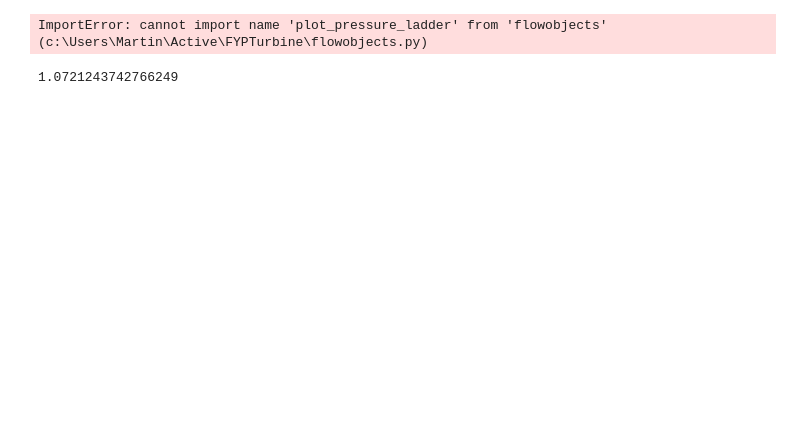
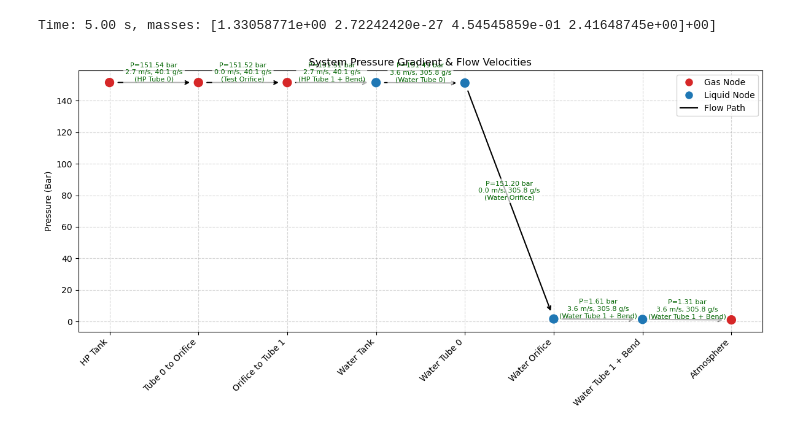
Before and after one commit to LpHiX/FYPTurbine, a Jupyter notebook: kvtest.ipynb, the cells around one changed output. Drawn from its saved outputs; the diff is of its cells as text; code cells hidden in the pictures; blank space fills up the shorter version.

```diff
--- a/kvtest.ipynb
+++ b/kvtest.ipynb
@@ -1,46 +1,64 @@
 # %%
-from flowobjects import Gas, Liquid, Tank, FlowComponent, FluidNode, tube_kv, solve_network_pressures, plot_pressure_ladder, TubeComponent
+from flowobjects import Gas, Liquid, Tank, FlowComponent, FluidNode, plot_pressure_network, TubeComponent, dae_system, initialize_tanks, timed_valve_kv, regulator_kv
 
 e_ss = 1.5e-6
 
 air = Gas(name="Air",R= 287, gamma = 1.4, viscosity=1.8e-5)
 water = Liquid(name="Water", density = 1000, viscosity=0.001)
 
-hp_tank = Tank(name='HP Tank', volume=3.78 * 0.001 * 2, pressure = 2e5, gas=air, gas_temp=300)
-hp_tube_0 = TubeComponent(name='HP Bend 0 - SS-1610-9', D=0.01042, L=2, roughness=e_ss, bend_ang=0, K_extra=0)
+hp_tank = Tank(name='HP Tank', volume=3.78 * 0.001 * 2, pressure = 200e5, gas=air, gas_temp=300)
+hp_tube_0 = TubeComponent(name='HP Tube 0', D=0.01042, L=2, roughness=e_ss, bend_ang=0, K_extra=0)
 orifice_0 = FlowComponent(name='Test Orifice', kv=3)
-hp_tube_1 = TubeComponent(name='HP Bend 0 - SS-1610-9', D=0.01042, L=2, roughness=e_ss, bend_ang=45, K_extra=0.1)
+hp_tube_1 = TubeComponent(name='HP Tube 1 + Bend', D=0.01042, L=2, roughness=e_ss, bend_ang=45, K_extra=0.1)
+water_tank = Tank(name='Water Tank', volume=0.005, mass_liquid=0.004*1000, pressure = 25e5, gas=air, gas_temp=300, liquid=water)
+water_tube_0 = TubeComponent(name='Water Tube 0', D=0.01042, L=2, roughness=e_ss, bend_ang=0, K_extra=0)
+water_orifice = FlowComponent(name='Water Orifice', kv=0.09)
+water_tube_1= TubeComponent(name='Water Tube 1 + Bend', D=0.01042, L=2, roughness=e_ss, bend_ang=45, K_extra=0.1)
 
 hp_tank_node = FluidNode("HP Tank", tank=hp_tank, pressure=hp_tank.pressure, temperature=hp_tank.gas_temp, fluid=hp_tank.gas)
 tube0_to_orifice = FluidNode("Tube 0 to Orifice", pressure=hp_tank.pressure, temperature=hp_tank.gas_temp, fluid=hp_tank.gas)
 orifice_to_tube1 = FluidNode("Orifice to Tube 1", pressure=hp_tank.pressure, temperature=hp_tank.gas_temp, fluid=hp_tank.gas)
+
+water_tank_node = FluidNode("Water Tank", tank=water_tank, pressure=water_tank.pressure, temperature=water_tank.liquid_temp, fluid=water_tank.liquid)
+water_tube_0_node = FluidNode("Water Tube 0", pressure=water_tank.pressure, temperature=water_tank.liquid_temp, fluid=water_tank.liquid)
+water_orifice_node = FluidNode("Water Orifice", pressure=water_tank.pressure, temperature=water_tank.liquid_temp, fluid=water_tank.liquid)
+water_tube_1_node = FluidNode("Water Tube 1 + Bend", pressure=water_tank.pressure, temperature=water_tank.liquid_temp, fluid=water_tank.liquid)
+
 atmosphere_node = FluidNode("Atmosphere", pressure=101325, constant_pressure=True, temperature=300, fluid=air)
 
 hp_tank_node.connect_nodes([(tube0_to_orifice, hp_tube_0, False)])
 tube0_to_orifice.connect_nodes([(hp_tank_node, hp_tube_0, True), (orifice_to_tube1, orifice_0, False)])
-orifice_to_tube1.connect_nodes([(tube0_to_orifice, orifice_0, True), (atmosphere_node, hp_tube_1, False)])
-atmosphere_node.connect_nodes([(orifice_to_tube1, hp_tube_1, True)])
+orifice_to_tube1.connect_nodes([(tube0_to_orifice, orifice_0, True), (water_tank_node, hp_tube_1, False)])
+water_tank_node.connect_nodes([(orifice_to_tube1, hp_tube_1, True), (water_tube_0_node, water_tube_0, False)])
+water_tube_0_node.connect_nodes([(water_tank_node, water_tube_0, True), (water_orifice_node, water_orifice, False)])
+water_orifice_node.connect_nodes([(water_tube_0_node, water_orifice, True), (water_tube_1_node, water_tube_1, False)])
+water_tube_1_node.connect_nodes([(water_orifice_node, water_tube_1, True), (atmosphere_node, water_tube_1, False)])
+atmosphere_node.connect_nodes([(water_tube_1_node, water_tube_1, True)])
 
-total_nodes = [hp_tank_node, tube0_to_orifice, orifice_to_tube1, atmosphere_node]
+total_nodes = [hp_tank_node, tube0_to_orifice, orifice_to_tube1, water_tank_node, water_tube_0_node, water_orifice_node, water_tube_1_node, atmosphere_node]
+tanks = [hp_tank, water_tank]
 
-for node in total_nodes:
-    if node.tank:
-        node.pressure = node.tank.pressure
-        node.temperature = node.tank.gas_temp if node.tank.gas is not None else None
+initial_masses, initial_temperatures = initialize_tanks(tanks)
 
-        if node.tank.liquid and node.tank.mass_liquid > 0:
-            node.fluid = node.tank.liquid
-        else:
-            node.fluid = node.tank.gas
+# plot_pressure_network(total_nodes)
 
-from tqdm import tqdm
-# for _ in tqdm(range(1000)):
-solve_network_pressures(total_nodes, 0)
 
-plot_pressure_ladder(total_nodes)
+from scipy.integrate import solve_ivp
+import numpy as np
+
+
+solution = solve_ivp(
+    dae_system,
+    t_span=(0, 5),
+    y0=initial_masses,
+    method='BDF',
+    rtol=1e-6,
+    atol=1e-9,
+    args=(total_nodes, tanks),
+    # t_eval=np.linspace(0, 0.5, 5)
+)
+
+plot_pressure_network(total_nodes)
 # %% [output]
-ImportError: cannot import name 'plot_pressure_ladder' from 'flowobjects' (c:\Users\Martin\Active\FYPTurbine\flowobjects.py)
+Time: 5.00 s, masses: [1.33058771e+00 2.72242420e-27 4.54545859e-01 2.41648745e+00]+00]
+[figure, added]
-# %%
-print(tube_kv(2e5, 199984, 2.322, 1.8e-5, D=0.01042, L=2, roughness=1.5e-6, bend_ang=0, K_extra=0))
-# %% [output]
-1.0721243742766249
```
Also changed, not shown: parts of 6 cells of this notebook, 2 other files.
